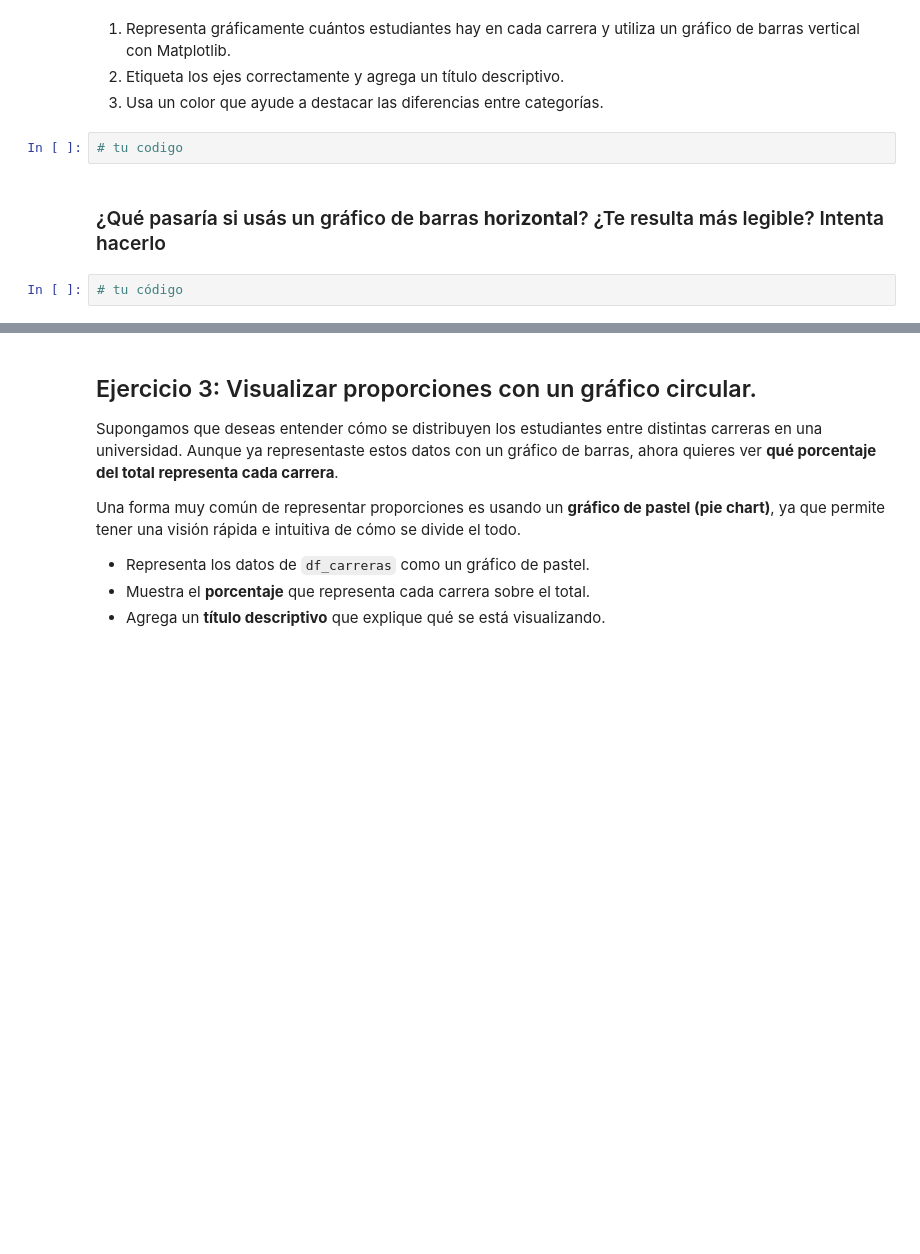
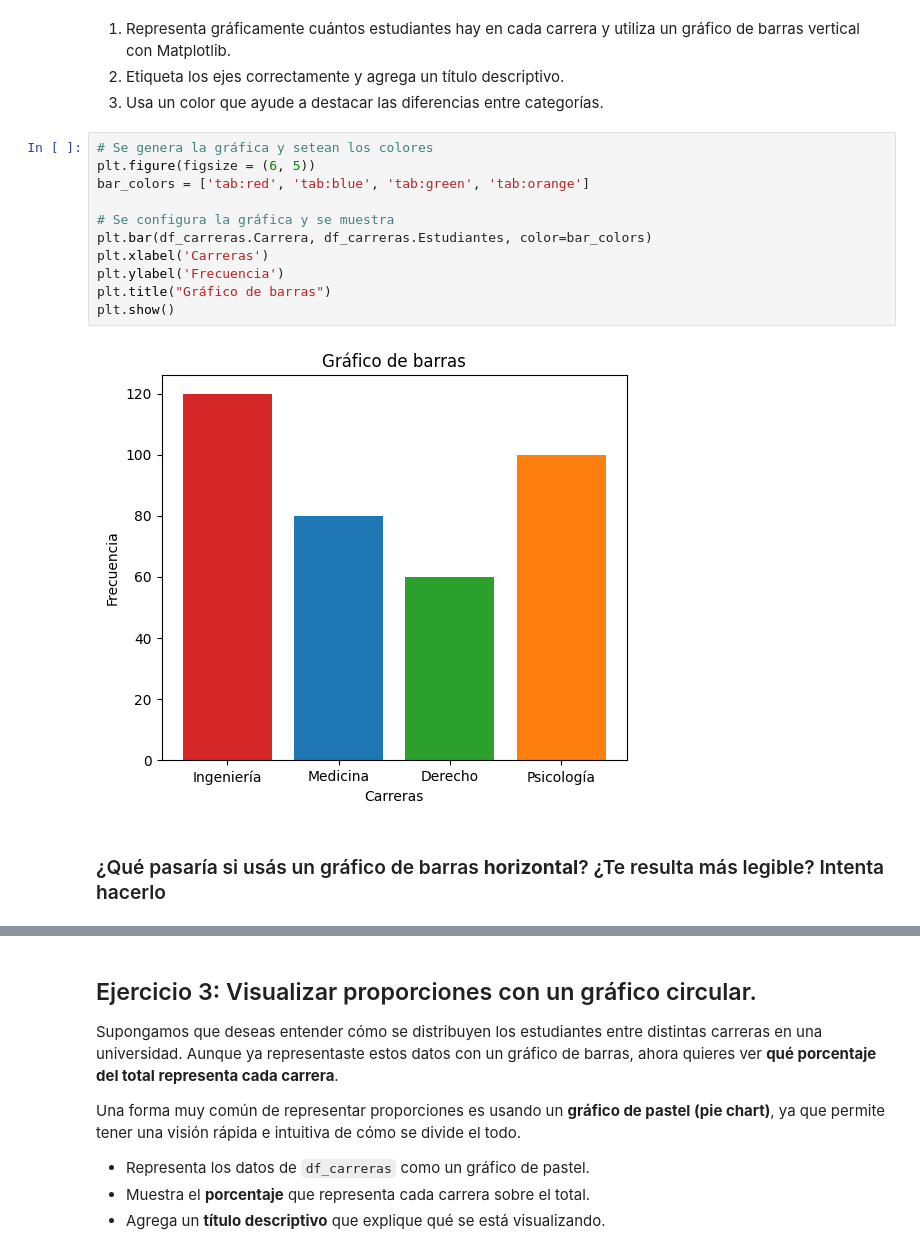
Before and after one commit to 4GeeksAcademy/AlegomezDev_matplolib, a Jupyter notebook: notebook/problems.es.ipynb, the cells around one changed output, grey strips where cells are left out. Cells and saved outputs as stored; diff of their text form; blank space fills up the shorter version.

```diff
--- a/notebook/problems.es.ipynb
+++ b/notebook/problems.es.ipynb
@@ -70,9 +79,18 @@ df_carreras
 1. Representa gráficamente cuántos estudiantes hay en cada carrera y utiliza un gráfico de barras vertical con Matplotlib.
 2. Etiqueta los ejes correctamente y agrega un título descriptivo.
 3. Usa un color que ayude a destacar las diferencias entre categorías.
-# %%
-# tu codigo
+# %%
+# Se genera la gráfica y setean los colores
+plt.figure(figsize = (6, 5))
+bar_colors = ['tab:red', 'tab:blue', 'tab:green', 'tab:orange']
+
+# Se configura la gráfica y se muestra
+plt.bar(df_carreras.Carrera, df_carreras.Estudiantes, color=bar_colors)
+plt.xlabel('Carreras')
+plt.ylabel('Frecuencia')
+plt.title("Gráfico de barras")
+plt.show()
+# %% [output]
+[figure, added]
 # %% [markdown]
 ### ¿Qué pasaría si usás un gráfico de barras **horizontal**? ¿Te resulta más legible? Intenta hacerlo
-# %%
-# tu código
```
Also changed, not shown: parts of 17 cells of this notebook.
